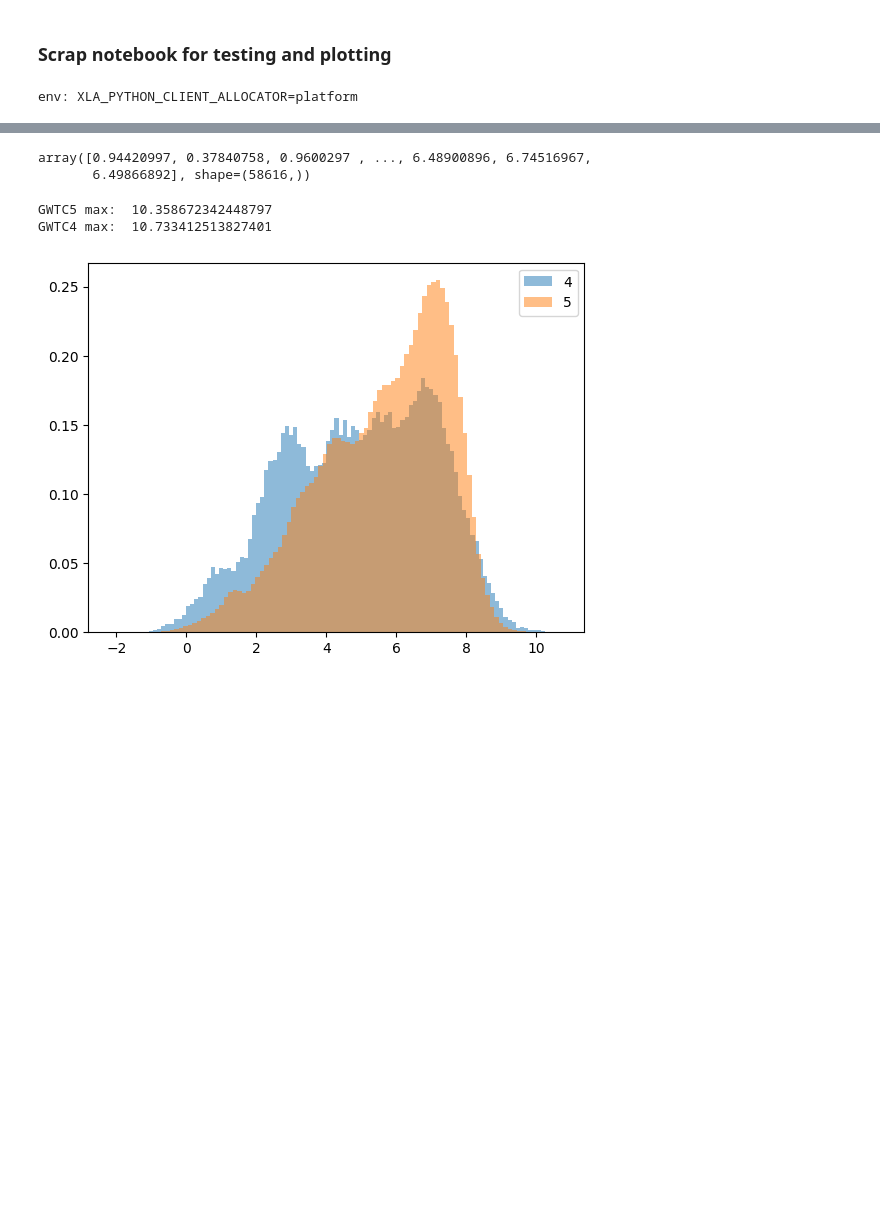
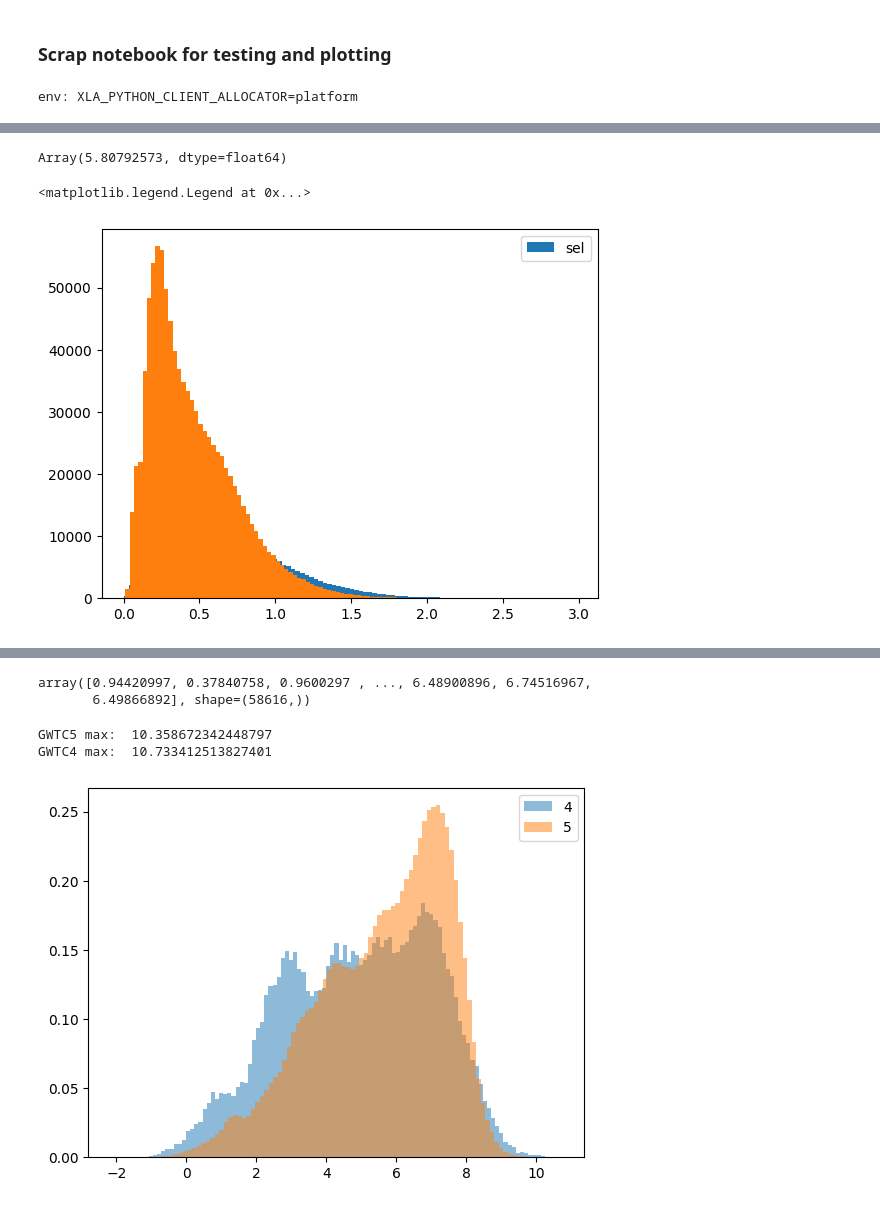
Before and after one commit to abby-moran/GW_pop_cosmo_inference, a Jupyter notebook: scripts/sandbox.ipynb, the cells around one changed output, grey strips where cells are left out. Cells and saved outputs as stored; diff of their text form; code cells hidden in the pictures; blank space fills up the shorter version.

```diff
--- a/scripts/sandbox.ipynb
+++ b/scripts/sandbox.ipynb
@@ -49,9 +49,9 @@ import gc
 gc.collect()
 h_vals = np.linspace(0.4, 1.0, 10)
 true_params={key: population_parameters[key] for key in getfullargspec(log_dN_obj)[0][1:] if key in population_parameters.keys()}
-PE_files=[ '../runs/GWTC5_redone2/PE_GWTC5.h5',
+PE_files=[ '../runs/GWTC5_redone4/PE_GWTC5.h5',
           '../runs/GWTC3/PE_GWTC3.h5' ]
-sel_files=[ '../runs/GWTC5_redone2/sel_GWTC5.h5',
+sel_files=[ '../runs/GWTC5_redone4/sel_GWTC5.h5',
            '../runs/GWTC3/sel_GWTC3.h5' ]
 # %%
 pe_samples_mock = pd.read_hdf(PE_files[0], key='samples')#.iloc[0:2000]# 1.5 to 2.5 k on the 1k tests
@@ -60,6 +60,9 @@ qs = np.asarray(pe_samples_mock['q'].to_list())#[:, :1000]
 dls =  np.asarray(pe_samples_mock['dl'].to_list())
 pdraws = np.asarray(pe_samples_mock['pdraw'].to_list())
 #pdraws= jnp.nan_to_num(pdraws, neginf=-1e30, posinf=1e30)
+zs=cosmo_true.z_of_dL(dls)
+m1s_src= m1s_det / (1 + zs)
+m2s_src= m1s_src*qs
 
 sel_samples=pd.read_hdf(sel_files[0], key='true_parameters')
 ndraw=sel_samples['ndraw'].iloc[0]
@@ -67,4 +70,18 @@ m1s_sel= np.array(sel_samples['m1d'].to_list())
 qs_sel=np.array(sel_samples['q'].to_list())
 dls_sel=np.array(sel_samples['dl'].to_list())
 pdraw_sel=np.array(sel_samples['pdraw_sel'].to_list())
+zs_sel=cosmo_true.z_of_dL(dls_sel)
+m1s_sel_src= m1s_sel / (1 + zs_sel)
+m2s_sel_src= m1s_sel_src*qs_sel
+# %%
+np.min(m1s_src)
+# %% [output]
+Array(5.80792573, dtype=float64)
+# %%
+plt.hist(zs_sel, bins=100, label='sel');
+plt.hist(zs.ravel(), bins=100);
+plt.legend()
+# %% [output]
+<matplotlib.legend.Legend at 0x...>
+[figure, added]
 # %%
```
Also changed, not shown: parts of 3 cells of this notebook, 13 other files.
